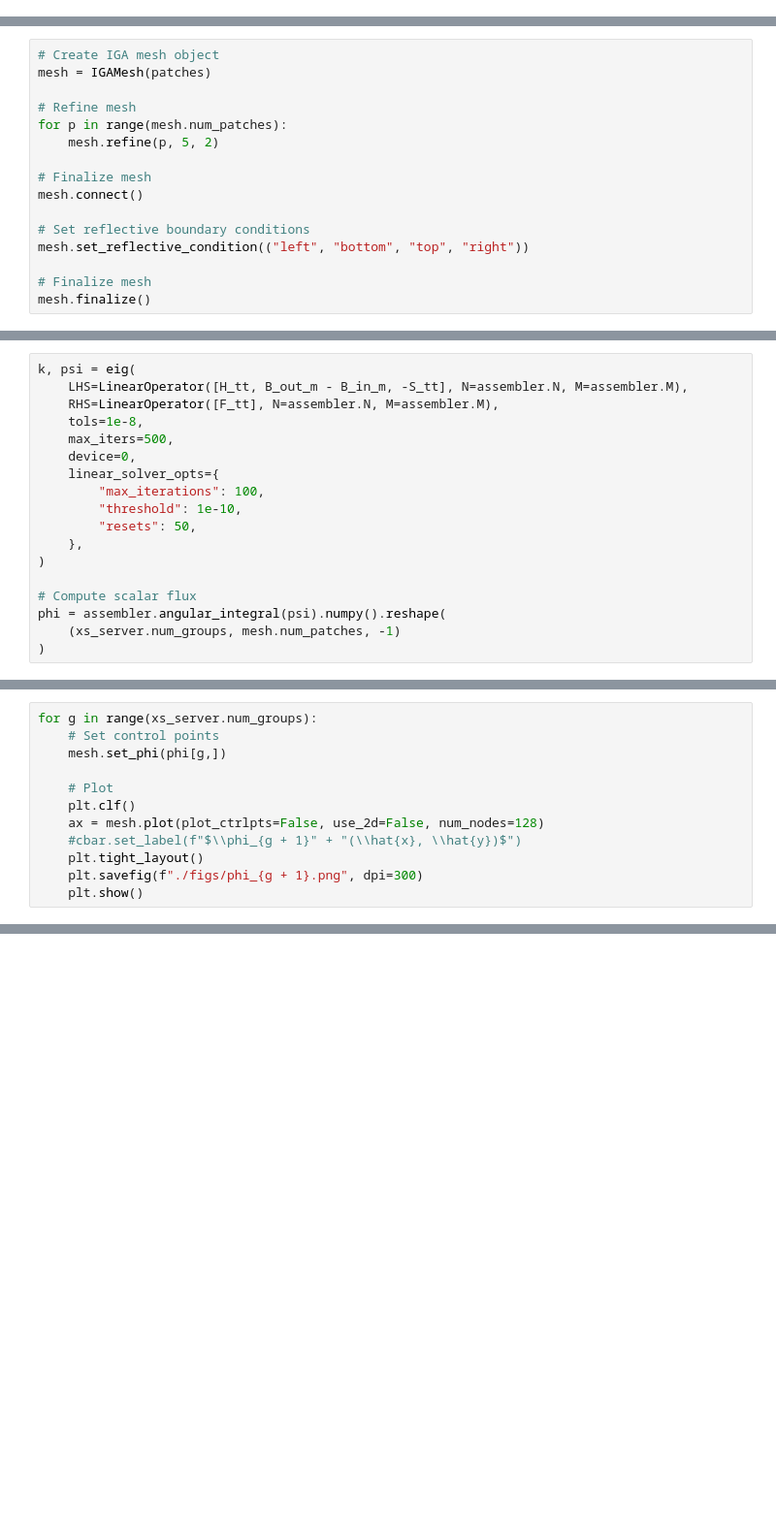
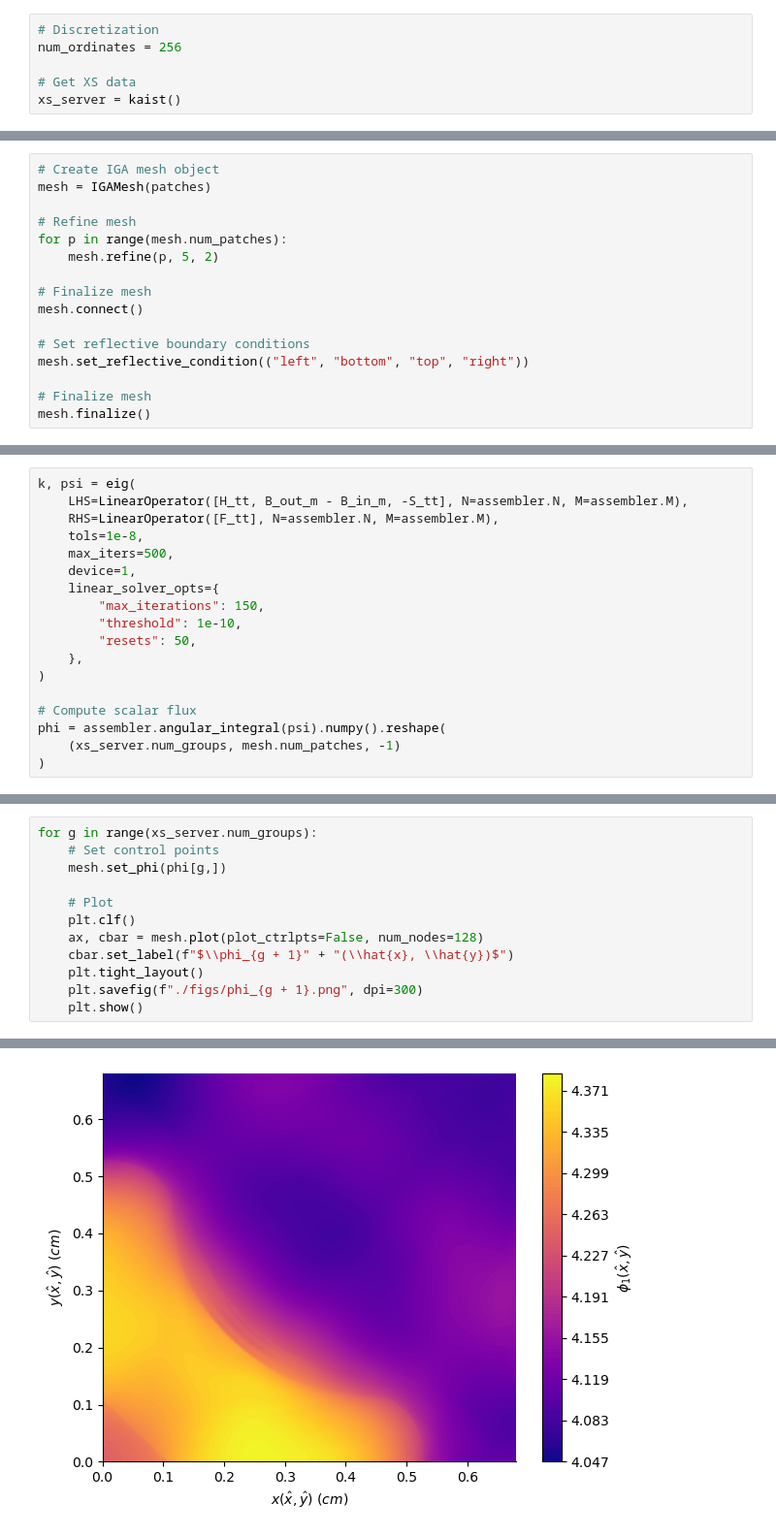
Before and after one commit to myerspat/ttnte, a Jupyter notebook: notebooks/lightbridge/lightbridge.ipynb, the cells around one changed output, grey strips where cells are left out. Shown: that part at 97% size. Cells and saved outputs as stored; diff of their text form; blank space fills up the shorter version.

```diff
--- a/notebooks/lightbridge/lightbridge.ipynb
+++ b/notebooks/lightbridge/lightbridge.ipynb
@@ -26,3 +20,9 @@ for mat in xs_server.materials:
+# %%
+# Discretization
+num_ordinates = 256
+
+# Get XS data
+xs_server = kaist()
 # %%
 D = 1.26 # Fuel width
 D2 = D*0.5
@@ -255,9 +136,9 @@ k, psi = eig(
     RHS=LinearOperator([F_tt], N=assembler.N, M=assembler.M),
     tols=1e-8,
     max_iters=500,
-    device=0,
+    device=1,
     linear_solver_opts={
-        "max_iterations": 100,
+        "max_iterations": 150,
         "threshold": 1e-10,
         "resets": 50,
     },
@@ -276,8 +188,9 @@ for g in range(xs_server.num_groups):
 
     # Plot
     plt.clf()
-    ax = mesh.plot(plot_ctrlpts=False, use_2d=False, num_nodes=128)
-    #cbar.set_label(f"$\\phi_{g + 1}" + "(\\hat{x}, \\hat{y})$")
+    ax, cbar = mesh.plot(plot_ctrlpts=False, num_nodes=128)
+    cbar.set_label(f"$\\phi_{g + 1}" + "(\\hat{x}, \\hat{y})$")
     plt.tight_layout()
     plt.savefig(f"./figs/phi_{g + 1}.png", dpi=300)
     plt.show()
+# %% [output]
@@ -283,0 +198 @@ for g in range(xs_server.num_groups):
+[figure, added]
```
Also changed, not shown: parts of 14 cells of this notebook, 37 other files.
